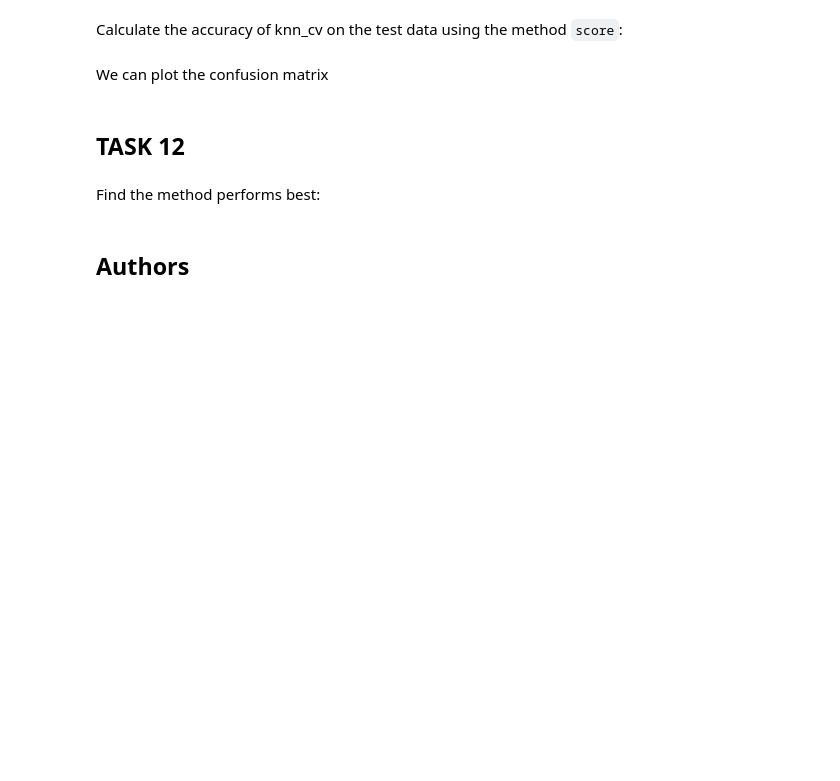
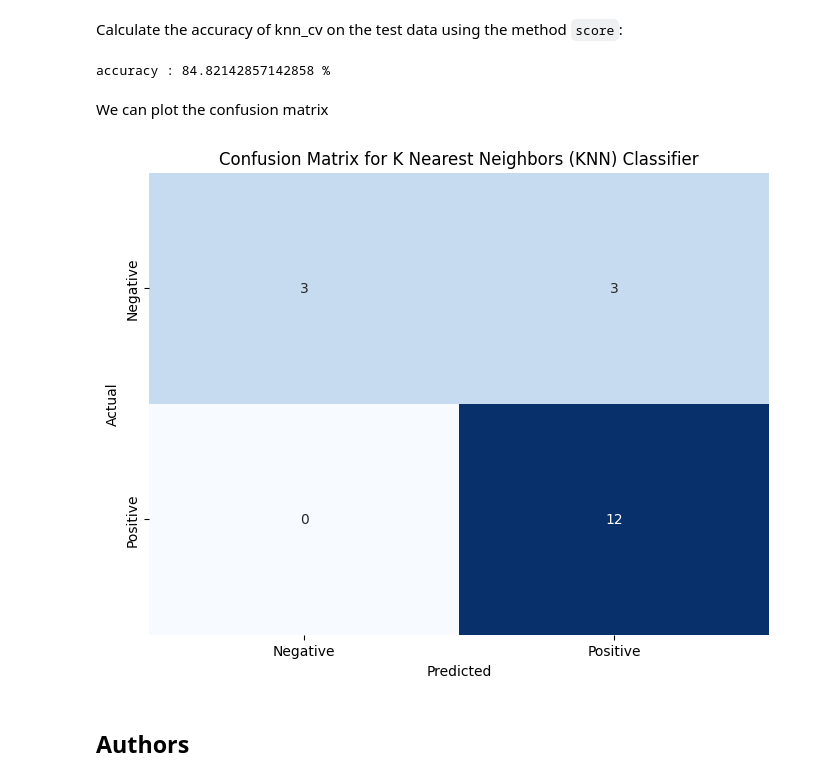
Before and after one commit to KingerNL/Coursera_Data_Science, a Jupyter notebook: SpaceX_Machine_Learning_Prediction_Part_5.jupyterlite.ipynb, the cells around one changed output. Drawn from its saved outputs; the diff is of its cells as text; code cells hidden in the pictures; blank space fills up the shorter version.

```diff
--- a/SpaceX_Machine_Learning_Prediction_Part_5.jupyterlite.ipynb
+++ b/SpaceX_Machine_Learning_Prediction_Part_5.jupyterlite.ipynb
@@ -228,0 +431,19 @@ KNN = KNeighborsClassifier()
+# %%
+from sklearn.neighbors import KNeighborsClassifier
+from sklearn.model_selection import GridSearchCV
+
+# Define the parameter grid for K Nearest Neighbors
+parameters = {
+    'n_neighbors': [1, 2, 3, 4, 5, 6, 7, 8, 9, 10],
+    'algorithm': ['auto', 'ball_tree', 'kd_tree', 'brute'],
+    'p': [1, 2]
+}
+
+# Create a K Nearest Neighbors Classifier object
+knn = KNeighborsClassifier()
+
+# Create a GridSearchCV object with cross-validation (cv) set to 10
+knn_cv = GridSearchCV(knn, parameters, cv=10)
+
+# Fit the GridSearchCV object to find the best parameters
+knn_cv.fit(X_train, Y_train)
@@ -233,5 +462,9 @@ print("accuracy :",knn_cv.best_score_)
 ## TASK  11
 # %% [markdown]
 Calculate the accuracy of knn_cv on the test data using the method <code>score</code>:
+# %%
+print("accuracy :",knn_cv.best_score_*100, "%")
+# %% [output]
+accuracy : 84.82142857142858 %
 # %% [markdown]
 We can plot the confusion matrix
@@ -241,7 +471,24 @@ plot_confusion_matrix(Y_test,yhat)
-# %% [markdown]
-## TASK  12
-# %% [markdown]
-Find the method performs best:
+# %%
+from sklearn.metrics import confusion_matrix
+import matplotlib.pyplot as plt
+import seaborn as sns
+
+# Generate predictions on the test data using the trained KNN Classifier
+Y_pred_knn = knn_cv.predict(X_test)
+
+# Create a confusion matrix
+conf_matrix_knn = confusion_matrix(Y_test, Y_pred_knn)
+
+# Plot the confusion matrix
+plt.figure(figsize=(8, 6))
+sns.heatmap(conf_matrix_knn, annot=True, fmt="d", cmap="Blues", cbar=False,
+            xticklabels=["Negative", "Positive"], yticklabels=["Negative", "Positive"])
+plt.xlabel('Predicted')
+plt.ylabel('Actual')
+plt.title('Confusion Matrix for K Nearest Neighbors (KNN) Classifier')
+plt.show()
+# %% [output]
+[figure, added]
 # %% [markdown]
 ## Authors
 # %% [markdown]
```
Also changed, not shown: parts of 36 cells of this notebook, 8 other files.
